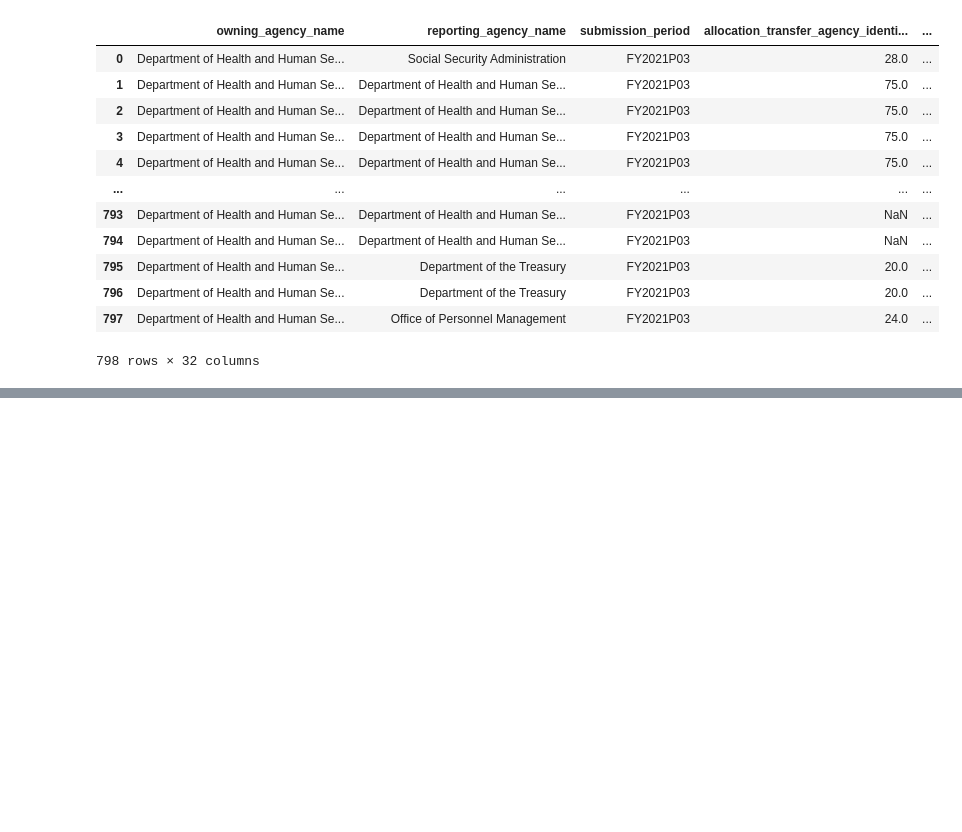
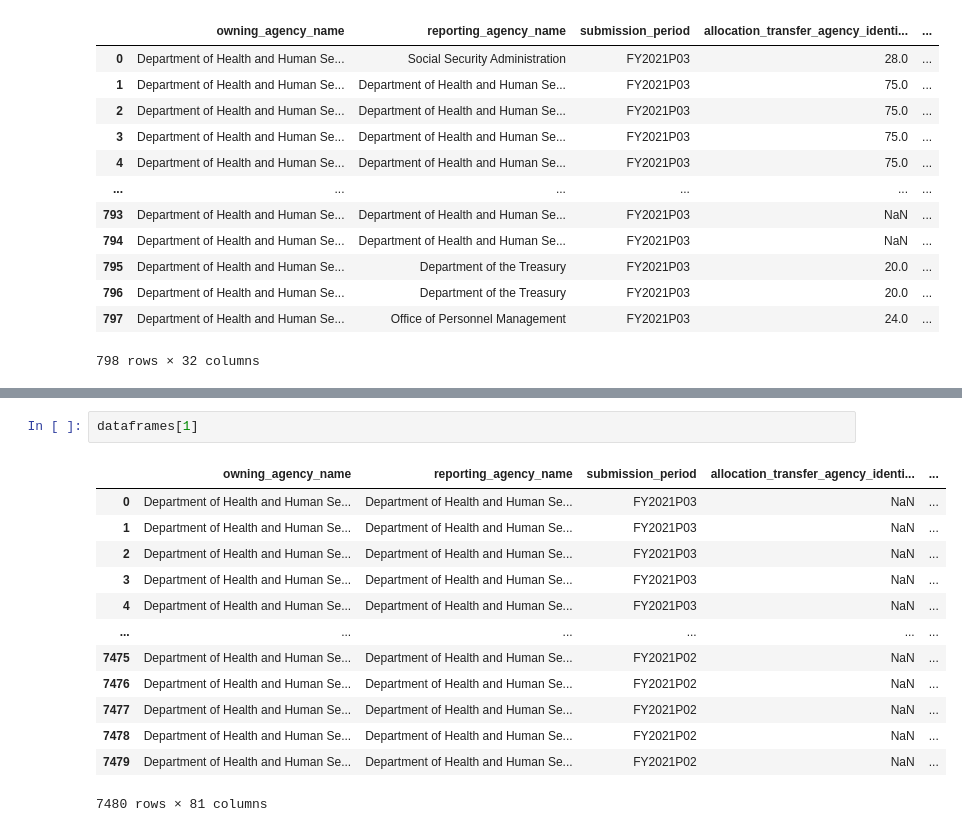
Before and after one commit to uno-sebastian/covid-19-state-spending, a Jupyter notebook: us_spending.ipynb, the cells around one changed output, grey strips where cells are left out. Cells and saved outputs as stored; diff of their text form; blank space fills up the shorter version.

```diff
--- a/us_spending.ipynb
+++ b/us_spending.ipynb
@@ -48,0 +30,16 @@ dataframes[0]
+# %%
+dataframes[1]
+# %% [output]
+|  | owning_agency_name | reporting_agency_name | submission_period | allocation_transfer_agency_identi... | ... |
+| 0 | Department of Health and Human Se... | Department of Health and Human Se... | FY2021P03 | NaN | ... |
+| 1 | Department of Health and Human Se... | Department of Health and Human Se... | FY2021P03 | NaN | ... |
+| 2 | Department of Health and Human Se... | Department of Health and Human Se... | FY2021P03 | NaN | ... |
+| 3 | Department of Health and Human Se... | Department of Health and Human Se... | FY2021P03 | NaN | ... |
+| 4 | Department of Health and Human Se... | Department of Health and Human Se... | FY2021P03 | NaN | ... |
+| ... | ... | ... | ... | ... | ... |
+| 7475 | Department of Health and Human Se... | Department of Health and Human Se... | FY2021P02 | NaN | ... |
+| 7476 | Department of Health and Human Se... | Department of Health and Human Se... | FY2021P02 | NaN | ... |
+| 7477 | Department of Health and Human Se... | Department of Health and Human Se... | FY2021P02 | NaN | ... |
+| 7478 | Department of Health and Human Se... | Department of Health and Human Se... | FY2021P02 | NaN | ... |
+| 7479 | Department of Health and Human Se... | Department of Health and Human Se... | FY2021P02 | NaN | ... |
+7480 rows × 81 columns
```
Also changed, not shown: parts of 3 cells of this notebook, 1 other file.
